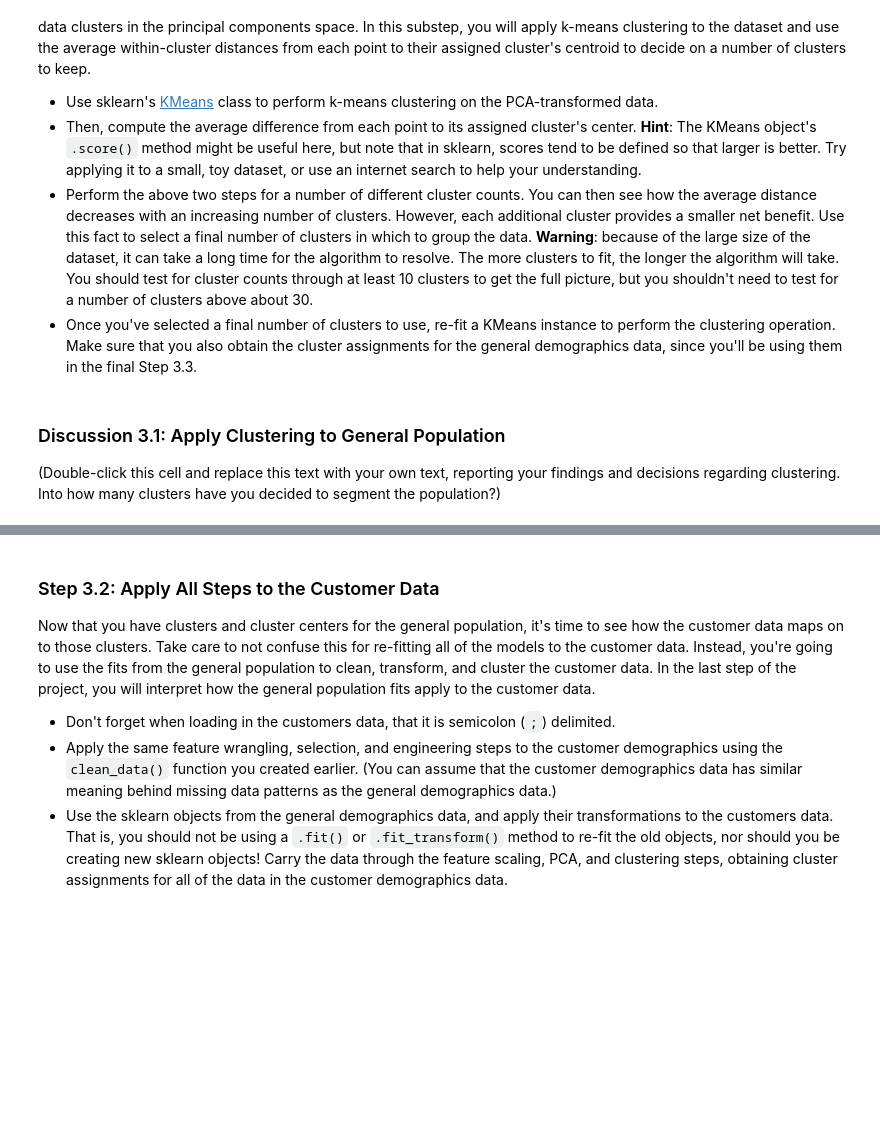
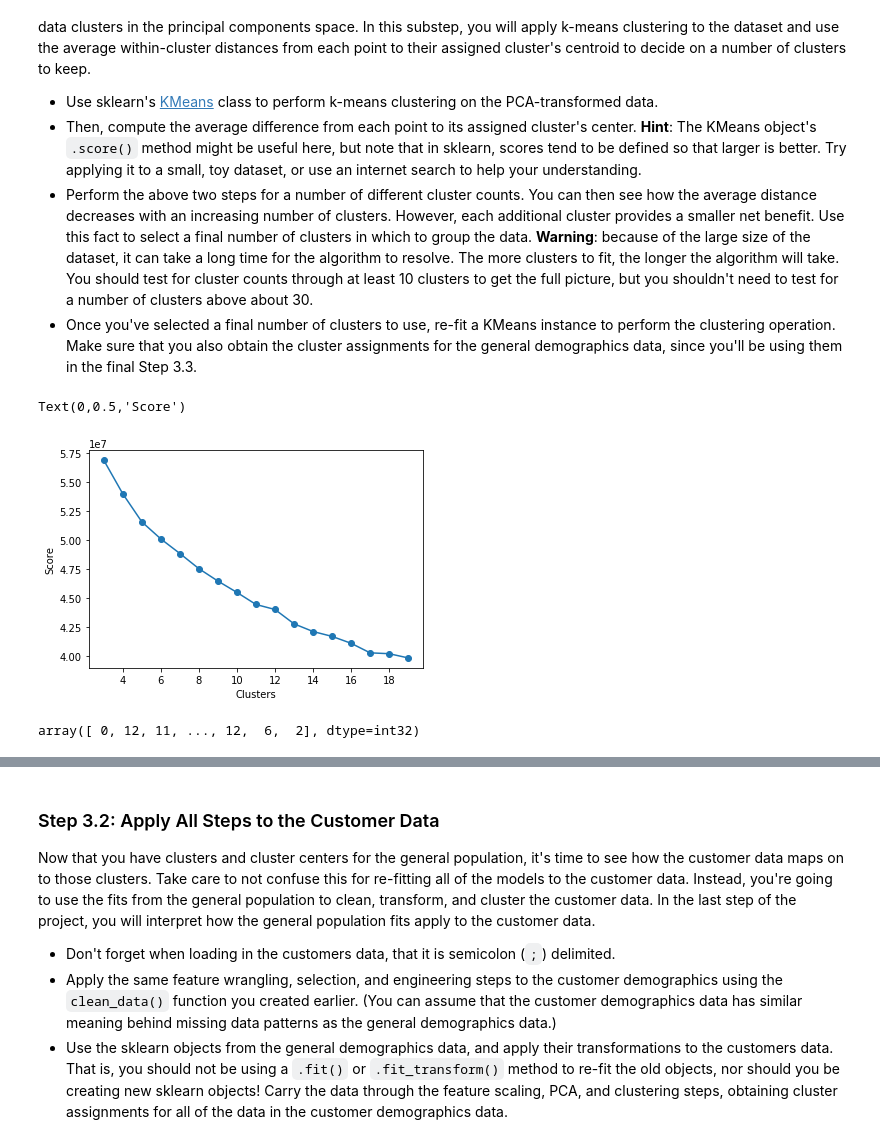
Before and after one commit to IshfaqMalik/Identify_Customer_Segmentation, a Jupyter notebook: Identify_Customer_Segments.ipynb, the cells around one changed output, grey strips where cells are left out. Saved outputs shown, nothing was run; the diff lists cells and outputs as text; code cells hidden in the pictures; blank space fills up the shorter version.

```diff
--- a/Identify_Customer_Segments.ipynb
+++ b/Identify_Customer_Segments.ipynb
@@ -1225,0 +1394,4 @@ As a reminder, each principal component is a unit vector that points in the dire
+# %%
+data=pd.DataFrame(pca.components_, columns = azdias_scaled.columns)
+weights= data.sort_values
+display(weights)
@@ -1251,6 +1555,21 @@ You've assessed and cleaned the demographics data, then scaled and transformed t
 - Once you've selected a final number of clusters to use, re-fit a KMeans instance to perform the clustering operation. Make sure that you also obtain the cluster assignments for the general demographics data, since you'll be using them in the final Step 3.3.
 # %%
 # Over a number of different cluster counts...
+
+from sklearn.cluster import KMeans
+
+def kmeans_score(data, clusters):
+    '''
+    INPUT: data and number of clusters for kmeans
+
+    Output: returns the score
+
+    '''
+    kmeans=KMeans(n_clusters=clusters)
+    Model = kmeans.fit(data)
+    score = np.abs(Model.score(data))
+
+    return score
 
 
     # run k-means clustering on the data and...
@@ -1260,6 +1579,19 @@ You've assessed and cleaned the demographics data, then scaled and transformed t
 # %%
 # Investigate the change in within-cluster distance across number of clusters.
 # HINT: Use matplotlib's plot function to visualize this relationship.
+score = []
+
+clusters = range(3,20)
+
+for cluster in clusters:
+    score.append(kmeans_score(x_pca, cluster))
+# %%
+plt.plot(clusters, score, linestyle='-', marker='o')
+plt.xlabel('Clusters')
+plt.ylabel('Score')
+# %% [output]
+Text(0,0.5,'Score')
+[figure, added]
 # %%
 # Re-fit the k-means model with the selected number of clusters and obtain
 # cluster predictions for the general population demographics data.
@@ -1266,4 +1599,0 @@ You've assessed and cleaned the demographics data, then scaled and transformed t
-# %% [markdown]
-### Discussion 3.1: Apply Clustering to General Population
-
-(Double-click this cell and replace this text with your own text, reporting your findings and decisions regarding clustering. Into how many clusters have you decided to segment the population?)
@@ -1269,0 +1602,4 @@ You've assessed and cleaned the demographics data, then scaled and transformed t
+# %%
+azdias_pred
+# %% [output]
+array([ 0, 12, 11, ..., 12,  6,  2], dtype=int32)
```
Also changed, not shown: parts of 81 cells of this notebook.
